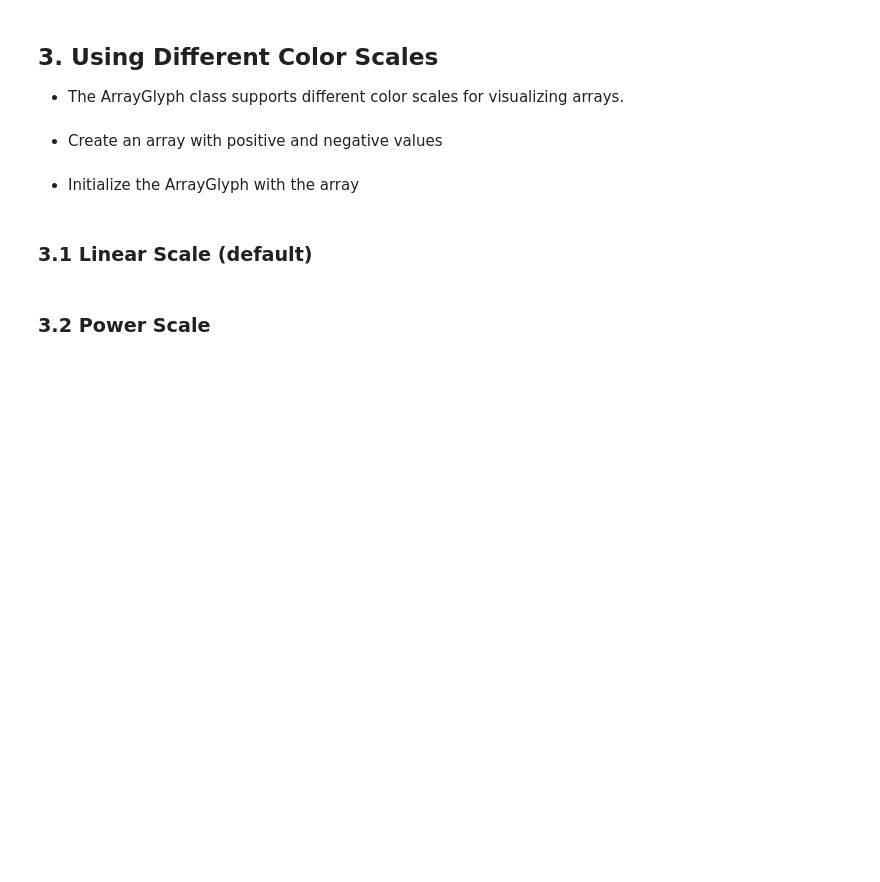
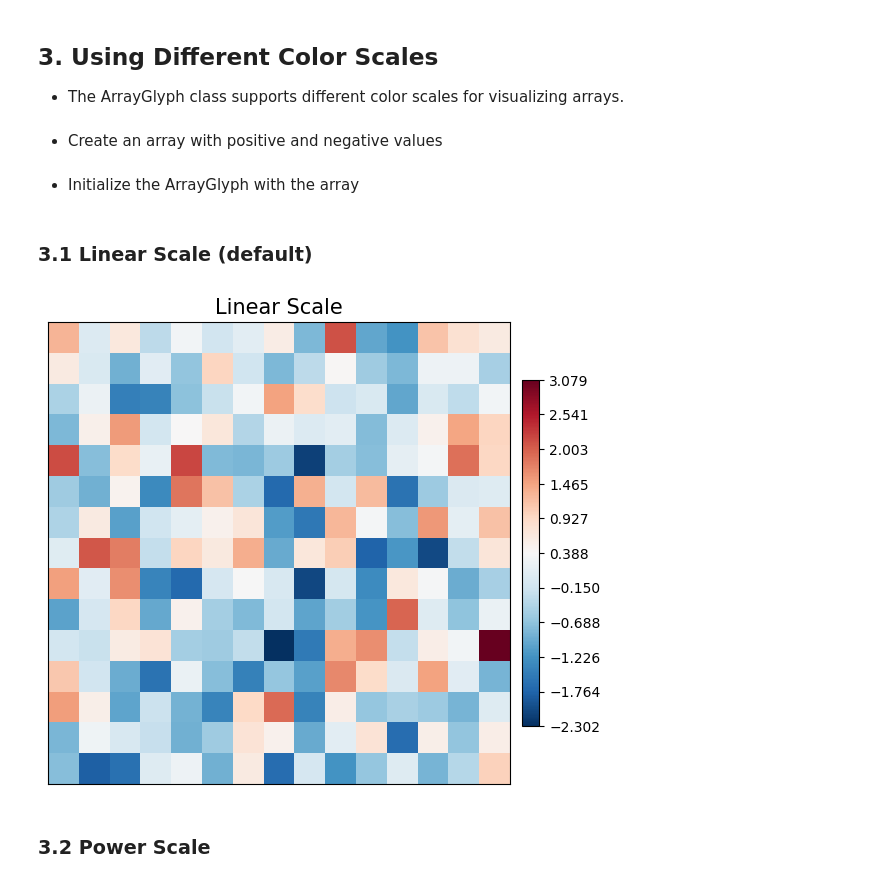
Before and after one commit to serapeum-org/cleopatra, a Jupyter notebook: docs/notebooks/array_glyph/array_glyph_examples.ipynb, the cells around one changed output. Drawn from its saved outputs; the diff is of its cells as text; code cells hidden in the pictures; blank space fills up the shorter version.

```diff
--- a/docs/notebooks/array_glyph/array_glyph_examples.ipynb
+++ b/docs/notebooks/array_glyph/array_glyph_examples.ipynb
@@ -73,9 +82,9 @@ array_glyph_scales = ArrayGlyph(mixed_array)
 # %% [markdown]
 ### 3.1 Linear Scale (default)
 # %%
-fig1, ax1 = array_glyph_scales.plot(
-    color_scale="linear", cmap="RdBu_r", title="Linear Scale"
-)
+fig1, ax1 = array_glyph_scales.plot(cmap="RdBu_r", title="Linear Scale", color=ColorScaling.linear())
+# %% [output]
+[figure, added]
 # %% [markdown]
 ### 3.2 Power Scale
 # %%
```
Also changed, not shown: parts of 20 cells of this notebook, 18 other files.
